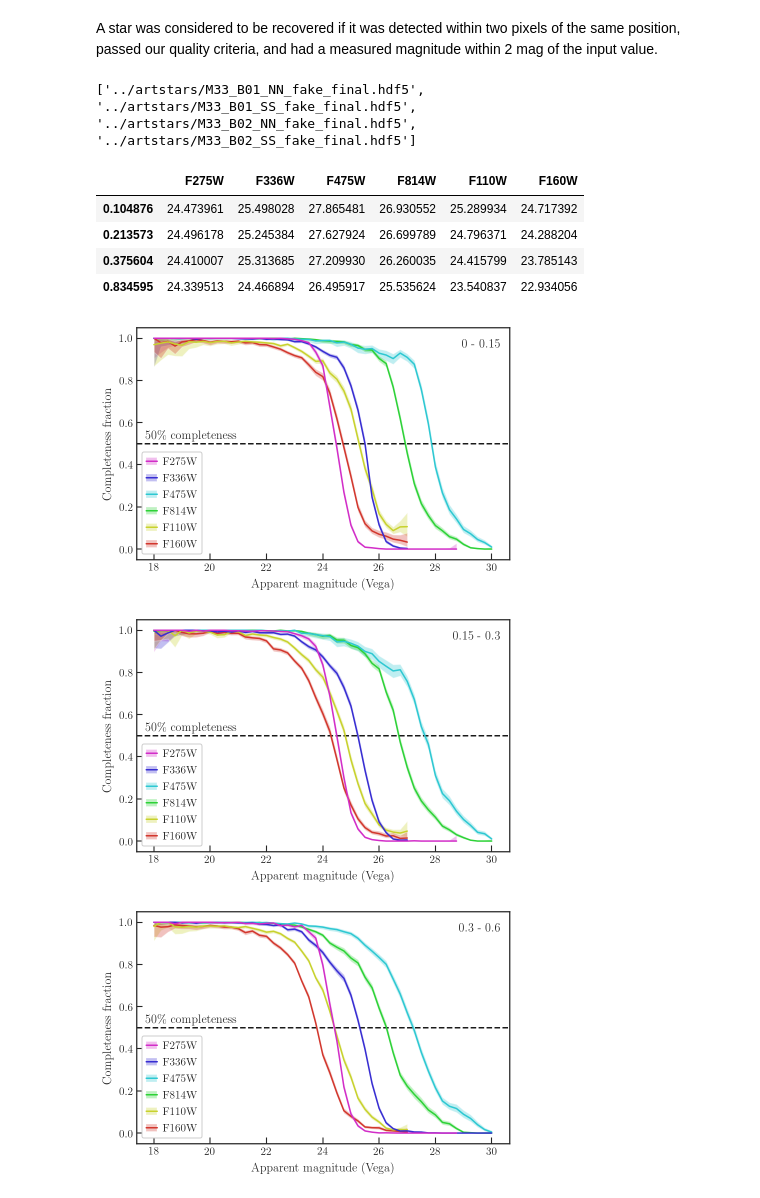
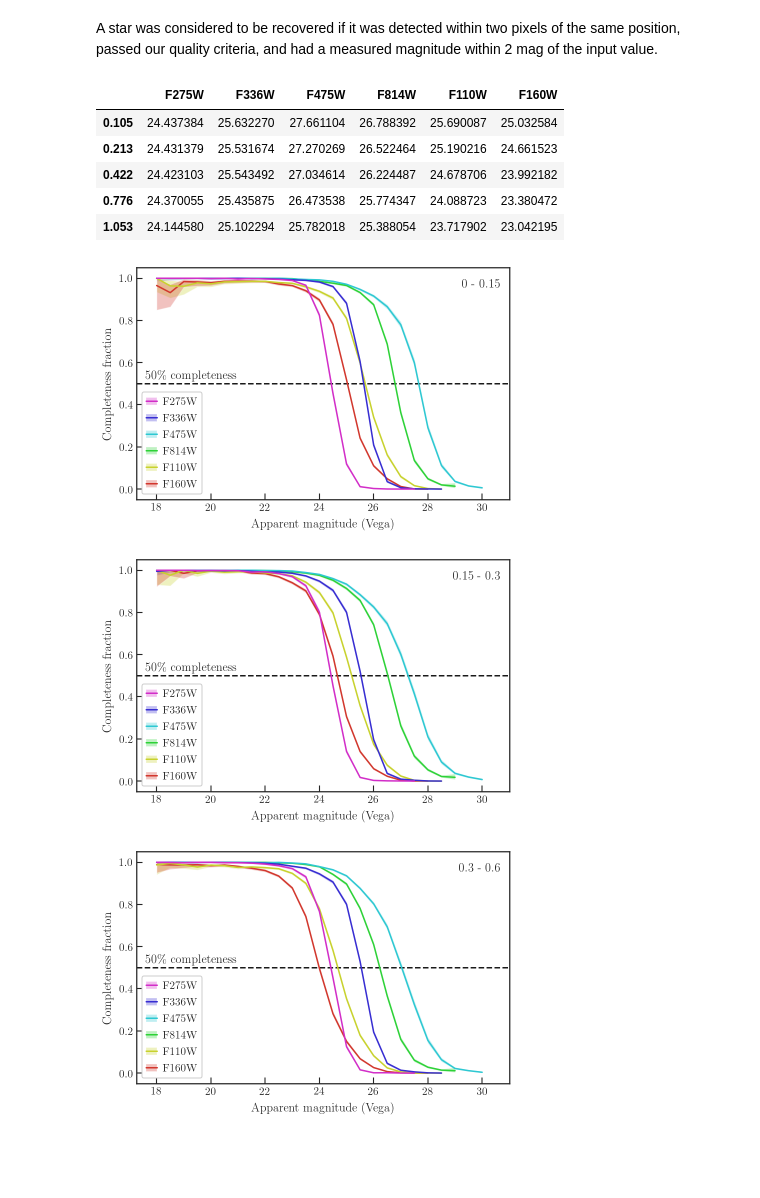
Before and after one commit to meredith-durbin/m33_survey_plots, a Jupyter notebook: AST plots.ipynb, the cells around one changed output. Cells and saved outputs as stored; diff of their text form; code cells hidden in the pictures; blank space fills up the shorter version.

Commit message:
redo completeness plots with good ASTs

```diff
--- a/AST plots.ipynb
+++ b/AST plots.ipynb
@@ -121,45 +123,50 @@ def plot_xy_delta(ds, uv_filt='F336W', opt_filt='F814W', ir_filt='F160W',
     add_colorbar(fig, ax3, cmap='twilight_shifted', vmin=vmin, vmax=vmax,
                  label='Median $\Delta$mag (Measured--input)')
     return fig
+# %%
+filters = ['F275W','F336W','F475W','F814W','F110W','F160W']
+density_tuples = [(0, 0.15), (0.15, 0.3), (0.3, 0.6), (0.6, 0.9), (0.9, 10)]
+
+def myround(x, n=0.5):
+    return np.round(x/n)*n
+
+ds = read_artstars(glob.glob('../artstars/*_fake_final.hdf5'))
+density_bin = np.zeros(ds.length())
+for i, (d0, d1) in enumerate(density_tuples):
+    ds.select(f'(DENSITY >= {d0}) & (DENSITY < {d1})', name=f'd{i}')
+    density = ds.evaluate_selection_mask(f'd{i}')
+    density_bin += density*(i+1)
+ds.add_column('DENSITY_BIN', density_bin)
+
+vmax_dict = {f : myround(ds.max(f'{f}_IN', selection=f'{f}_detected'))+0.5 for f in filters}
+# %%
+vmax_dict['F814W'] = 29
 # %%
-infiles = glob.glob('../artstars/M33_B0[1-2]_??_fake_final.hdf5')
-print(infiles)
-densities = [(0, 0.15), (0.15, 0.3), (0.3, 0.6), (0.6, 10)]
-
-ds = read_artstars(glob.glob('../artstars/M33_B0[1-2]_*_fake_final.hdf5'))
-density_bin = np.zeros(ds.length())
-for i, (d0, d1) in enumerate(densities):
-    ds.select(f'(DENSITY >= {d0}) & (DENSITY < {d1})', name=f'd{i}')
-    density = ds.evaluate_selection_mask(f'd{i}')
-    density_bin += density*(i+1)
-ds.add_column('DENSITY_BIN', density_bin)
-
-filters = ['F275W','F336W','F475W','F814W','F110W','F160W']
 df_comp = pd.DataFrame(columns=filters, index=[1,2,3,4], data=np.nan)
-for i, (infile, density) in enumerate(zip(infiles, densities)):
-    fig, ax, comp = plot_completeness(ds[ds.DENSITY_BIN == i+1])
+for i, d in enumerate(density_tuples):
+    fig, ax, comp = plot_completeness(ds[ds.DENSITY_BIN == i+1], vmax_dict=vmax_dict)
     for f in ['F275W','F336W','F475W','F814W','F110W','F160W']:
         p50_idx = (comp[f] - 0.5).abs().idxmin()
         df_comp.loc[i+1, f] = p50_idx
-    txt = f'{density[0]} - {density[1]}' if (density[1] < 5) else f'{density[0]}+'
+    txt = f'{d[0]} - {d[1]}' if (d[1] < 5) else f'{d[0]}+'
     ax.text(0.975, 0.95, txt, va='top', ha='right', transform=ax.transAxes)
     ax.text(0.025, 0.51, '50\% completeness', va='bottom', ha='left', transform=ax.transAxes)
-    name = infile.split('/')[-1].split('_fake')[0]
     fig.tight_layout()
-    fig.savefig(f'survey_paper_figures/{name}_comp.pdf', bbox_inches='tight')
+    fig.savefig(f'survey_paper_figures/density{i+1}_comp.pdf', bbox_inches='tight')
 #     fig = plot_xy_delta(read_artstars(infile))
 #     fig.savefig(f'survey_paper_figures/{name}_xy_delta.pdf', bbox_inches='tight')
-densities = ds.median_approx('DENSITY', binby='DENSITY_BIN', shape=4, limits=[0.5, 4.5],
+densities = ds.median_approx('DENSITY', binby='DENSITY_BIN', shape=len(density_tuples),
+                             limits=[ds.min('DENSITY_BIN')-0.5, ds.max('DENSITY_BIN')+0.5],
                              percentile_shape=20000, percentile_limits='minmax')
-df_comp.set_index(pd.Index(densities), inplace=True)
+df_comp.set_index(pd.Index(np.round(densities, 3)), inplace=True)
 df_comp
 # %% [output]
-['../artstars/M33_B01_NN_fake_final.hdf5', '../artstars/M33_B01_SS_fake_final.hdf5', '../artstars/M33_B02_NN_fake_final.hdf5', '../artstars/M33_B02_SS_fake_final.hdf5']
 |  | F275W | F336W | F475W | F814W | F110W | F160W |
-| 0.104876 | 24.473961 | 25.498028 | 27.865481 | 26.930552 | 25.289934 | 24.717392 |
-| 0.213573 | 24.496178 | 25.245384 | 27.627924 | 26.699789 | 24.796371 | 24.288204 |
-| 0.375604 | 24.410007 | 25.313685 | 27.209930 | 26.260035 | 24.415799 | 23.785143 |
-| 0.834595 | 24.339513 | 24.466894 | 26.495917 | 25.535624 | 23.540837 | 22.934056 |
+| 0.105 | 24.437384 | 25.632270 | 27.661104 | 26.788392 | 25.690087 | 25.032584 |
+| 0.213 | 24.431379 | 25.531674 | 27.270269 | 26.522464 | 25.190216 | 24.661523 |
+| 0.422 | 24.423103 | 25.543492 | 27.034614 | 26.224487 | 24.678706 | 23.992182 |
+| 0.776 | 24.370055 | 25.435875 | 26.473538 | 25.774347 | 24.088723 | 23.380472 |
+| 1.053 | 24.144580 | 25.102294 | 25.782018 | 25.388054 | 23.717902 | 23.042195 |
-[figure, old version]
+[figure, new version]
-[figure, old version]
+[figure, new version]
-[figure, old version]
+[figure, new version]
```
Also changed, not shown: parts of 7 cells of this notebook, 11 other files.
